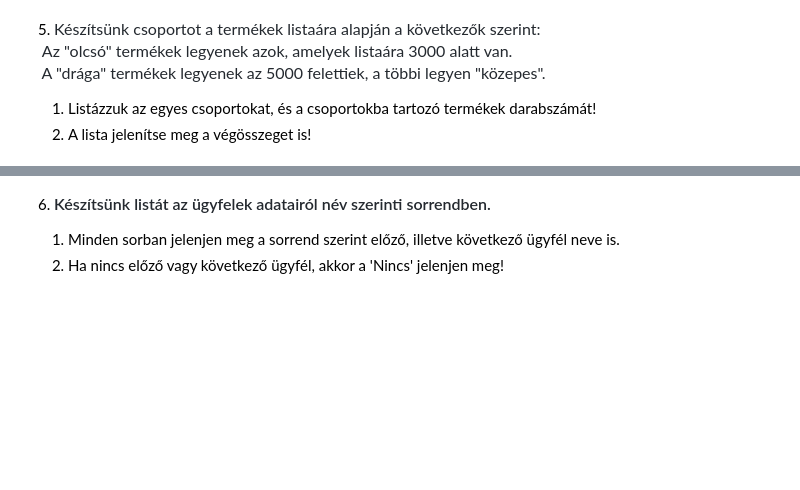
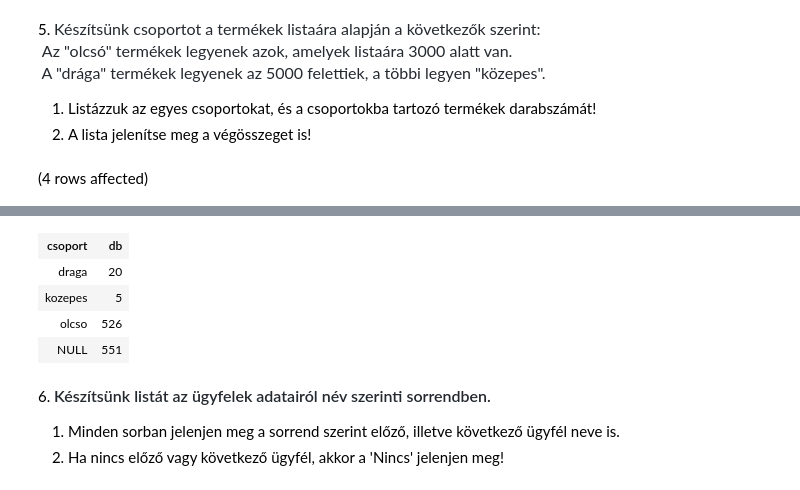
Before and after one commit to kincsolakatos/barmi, a Jupyter notebook: feladatok/gyakorlat05_feladatok.ipynb, the cells around one changed output, grey strips where cells are left out. Saved outputs shown, nothing was run; the diff lists cells and outputs as text; code cells hidden in the pictures; blank space fills up the shorter version.

```diff
--- a/feladatok/gyakorlat05_feladatok.ipynb
+++ b/feladatok/gyakorlat05_feladatok.ipynb
@@ -74,3 +126,22 @@ Total execution time: 00:00:00.264
 
 1. Listázzuk az egyes csoportokat, és a csoportokba tartozó termékek darabszámát!
 2. A lista jelenítse meg a végösszeget is!
+# %%
+select
+    case
+        when LISTAAR < 3000 then 'olcso'
+        when LISTAAR > 5000 then 'draga'
+        else 'kozepes'
+    end as 'csoport',
+    count(*) as 'db'
+from Termek
+group by rollup
+(
+    case
+        when LISTAAR < 3000 then 'olcso'
+        when LISTAAR > 5000 then 'draga'
+        else 'kozepes'
+    end
+)
+# %% [output]
+(4 rows affected)
@@ -77,3 +149,8 @@ Total execution time: 00:00:00.264
+| csoport | db |
+| draga | 20 |
+| kozepes | 5 |
+| olcso | 526 |
+| NULL | 551 |
 # %% [markdown]
 6. <span style="font-weight: 600; color: rgb(36, 41, 47); font-family: -apple-system, BlinkMacSystemFont, &quot;Segoe UI&quot;, Helvetica, Arial, sans-serif, &quot;Apple Color Emoji&quot;, &quot;Segoe UI Emoji&quot;; font-size: 16px;">Készítsünk listát az ügyfelek adatairól név szerinti sorrendben.</span>
 
```
Also changed, not shown: parts of 6 cells of this notebook, 1 other file.
